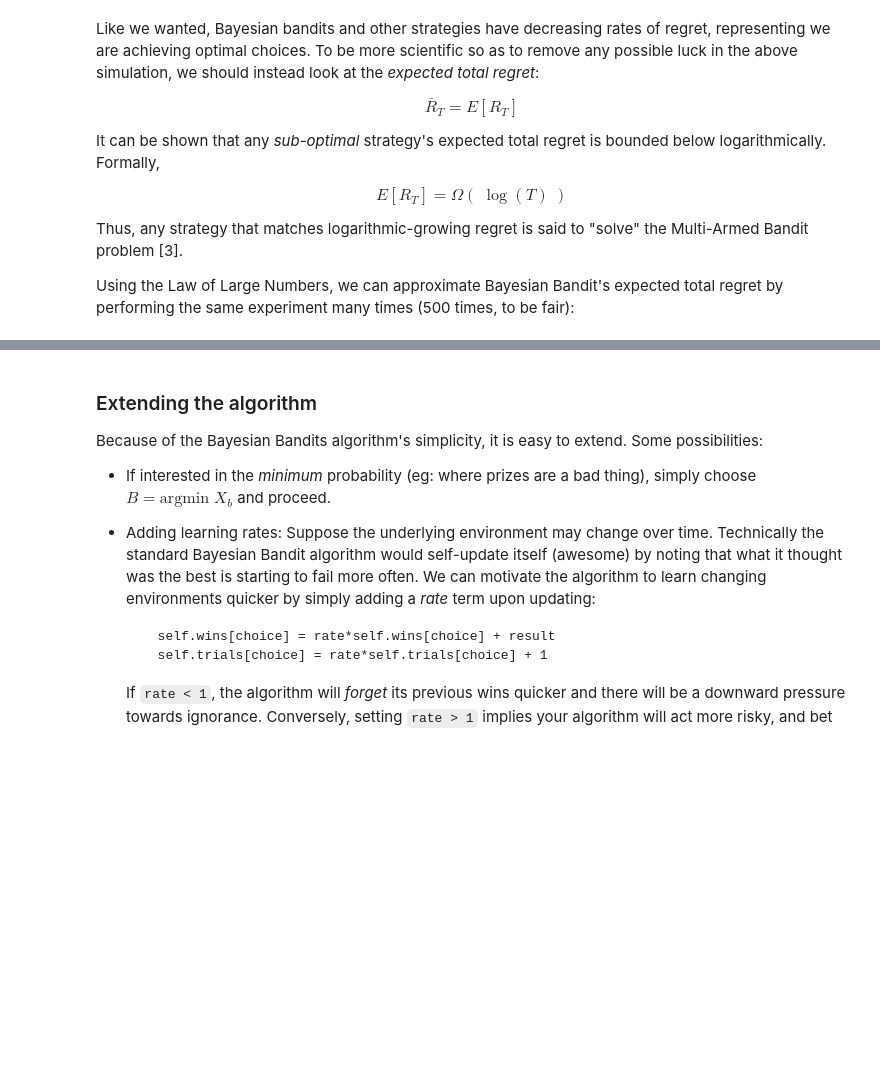
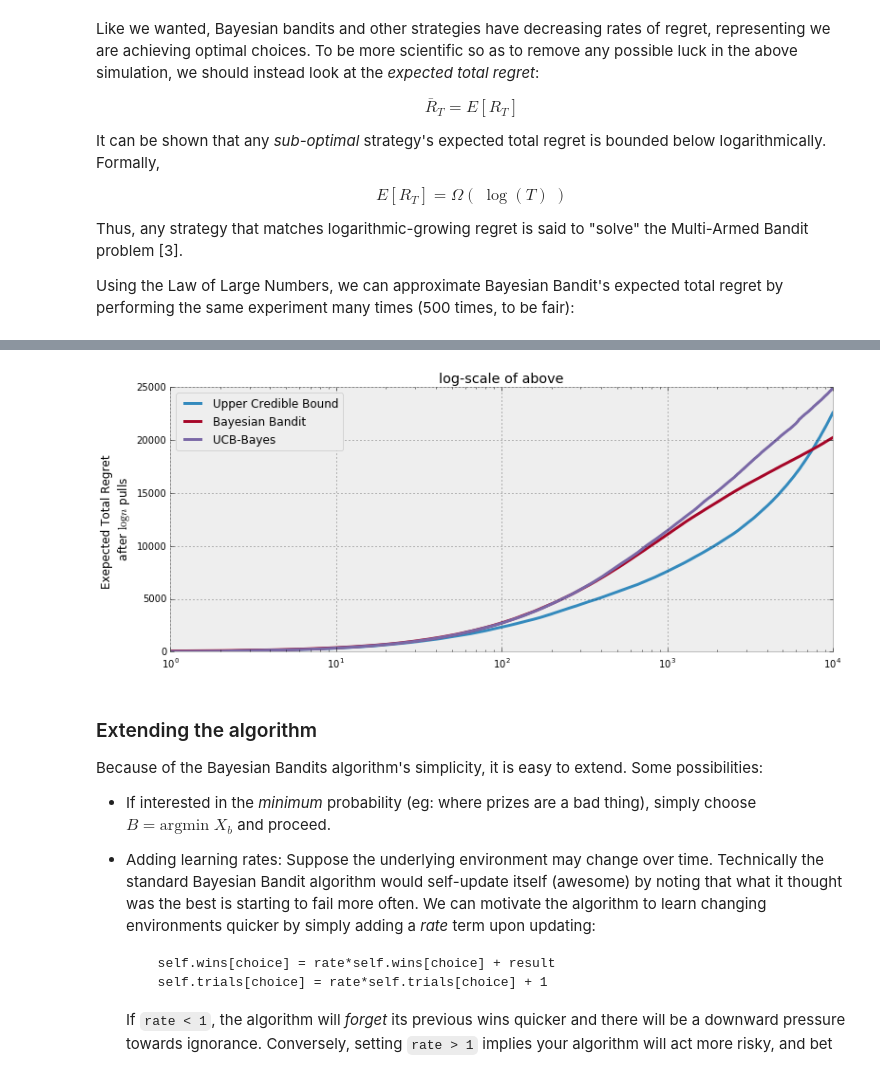
Before and after one commit to wikman/Probabilistic-Programming-and-Bayesian-Methods-for-Hackers, a Jupyter notebook: Chapter6_Priorities/Ch6_Priors_NumPyro.ipynb, the cells around one changed output, grey strips where cells are left out. Saved outputs shown, nothing was run; the diff lists cells and outputs as text; code cells hidden in the pictures; blank space fills up the shorter version.

```diff
--- a/Chapter6_Priorities/Ch6_Priors_NumPyro.ipynb
+++ b/Chapter6_Priorities/Ch6_Priors_NumPyro.ipynb
@@ -462,3 +454,15 @@ plt.ylabel("Exepected Total Regret \n after $\log{n}$ pulls");
+# %%
+plt.figure()
+[pl1, pl2, pl3] = plt.plot(expected_total_regret[:, [0,1,2]], lw = 3)
+plt.xscale("log")
+plt.legend([pl1, pl2, pl3],
+           ["Upper Credible Bound", "Bayesian Bandit", "UCB-Bayes"],
+            loc="upper left")
+plt.ylabel("Exepected Total Regret \n after $\log{n}$ pulls");
+plt.title( "log-scale of above" );
+plt.ylabel("Exepected Total Regret \n after $\log{n}$ pulls");
+# %% [output]
+[figure, added]
 # %% [markdown]
 ### Extending the algorithm
 
```
Also changed, not shown: parts of 46 cells of this notebook, 2 other files.
